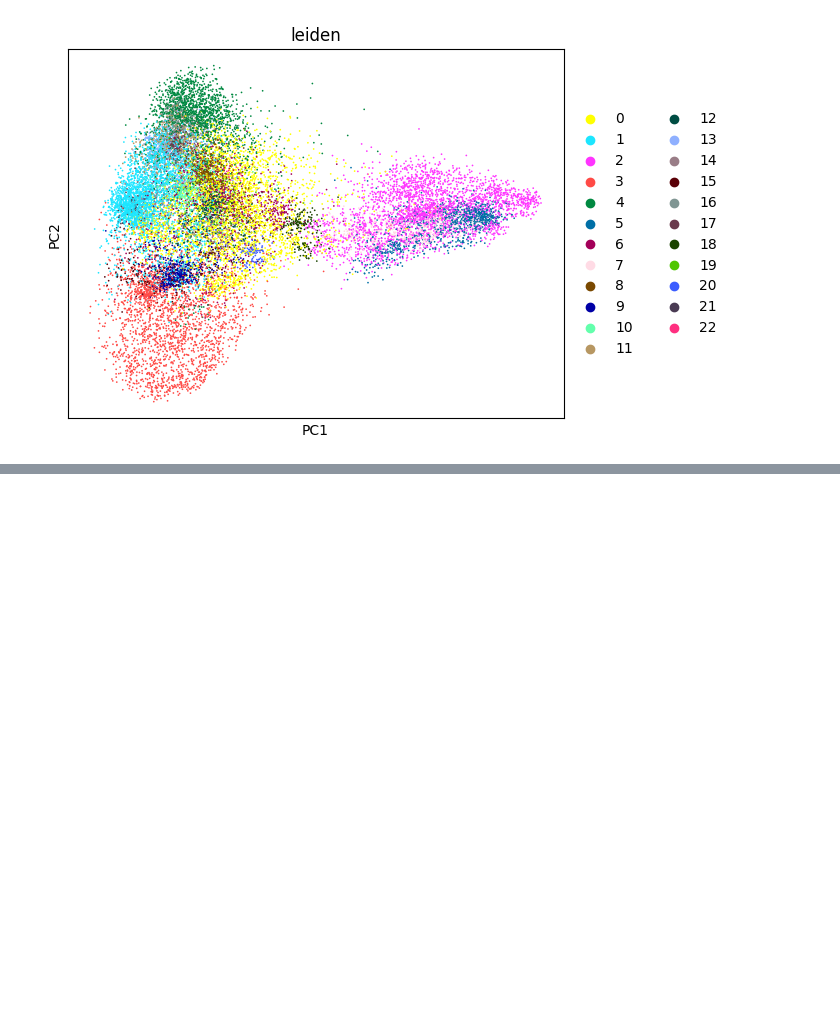
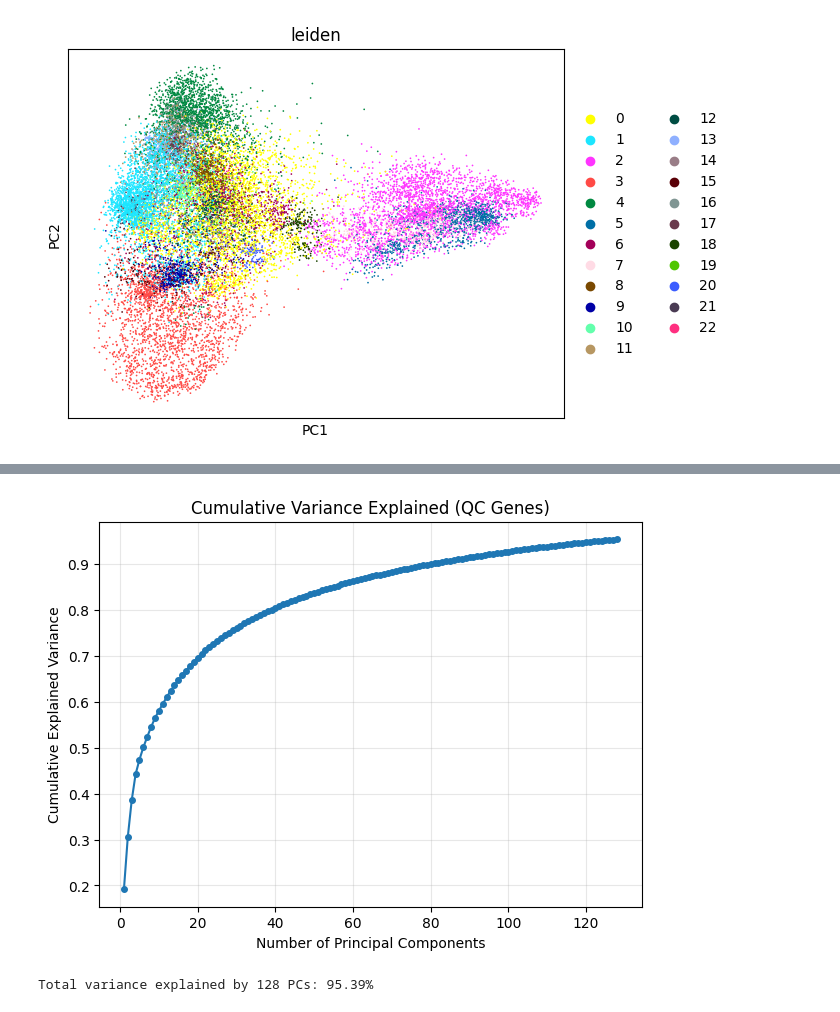
Before and after one commit to magordin/DL_project, a Jupyter notebook: notebooks/representations.ipynb, the cells around one changed output, grey strips where cells are left out. Cells and saved outputs as stored; diff of their text form; code cells hidden in the pictures; blank space fills up the shorter version.

```diff
--- a/notebooks/representations.ipynb
+++ b/notebooks/representations.ipynb
@@ -103,0 +163,17 @@ sc.pl.pca(adata_bulk_hvg, color='leiden', components='1,2')
+# %%
+var_ratios = adata_sub.uns['pca']['variance_ratio']
+cum_var = np.cumsum(var_ratios)
+
+plt.figure(figsize=(7, 5))
+plt.plot(range(1, len(cum_var) + 1), cum_var, marker='o', linestyle='-', markersize=4)
+
+plt.title("Cumulative Variance Explained (QC Genes)")
+plt.xlabel("Number of Principal Components")
+plt.ylabel("Cumulative Explained Variance")
+plt.grid(True, alpha=0.3)
+plt.show()
+
+print(f"Total variance explained by {len(cum_var)} PCs: {cum_var[-1]*100:.2f}%")
+# %% [output]
+[figure, added]
+Total variance explained by 128 PCs: 95.39%
```
Also changed, not shown: parts of 5 cells of this notebook, 9 other files.
